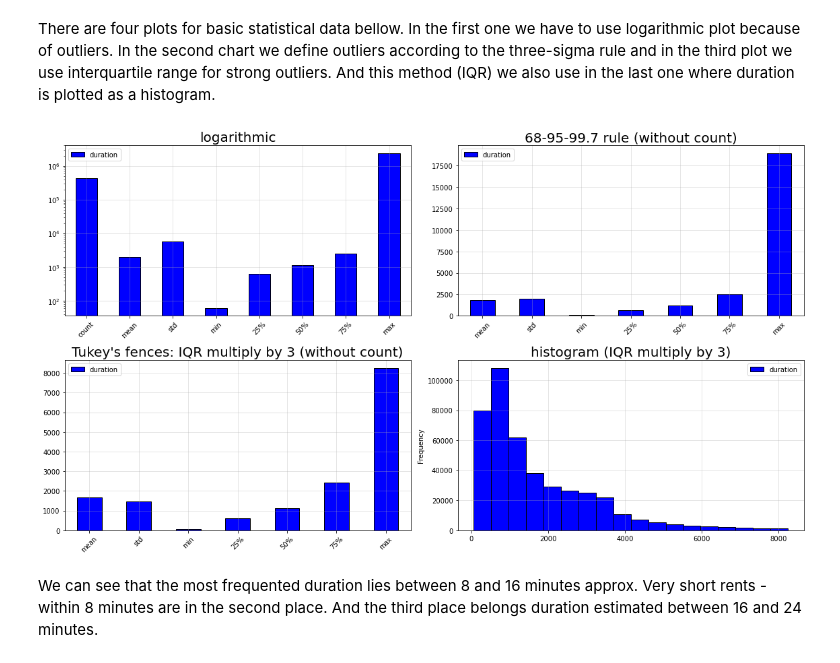
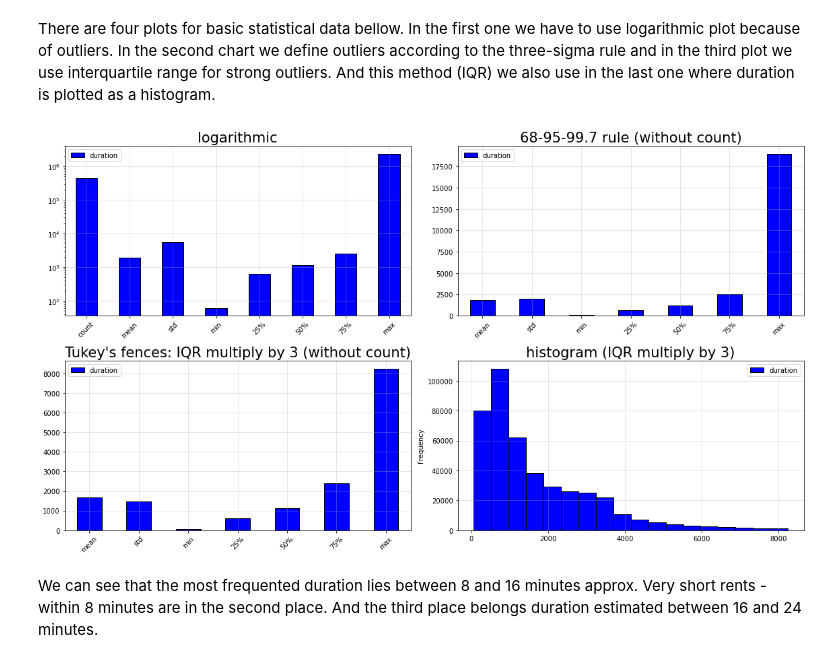
Before and after one commit to carlos108108/Just_Eat_Cycles_project, a Jupyter notebook: Edinburgh.ipynb, the cells around one changed output. Cells and saved outputs as stored; diff of their text form; code cells hidden in the pictures.

```diff
--- a/Edinburgh.ipynb
+++ b/Edinburgh.ipynb
@@ -114,30 +115,30 @@ There are four plots for basic statistical data bellow. In the first one we have
 # %%
 fig = plt.figure(figsize=(16, 9))
 ax1 = plt.subplot2grid( (2,2), (0,0) )
 ax2 = plt.subplot2grid( (2,2), (0,1) )
 ax3 = plt.subplot2grid( (2,2), (1,0) )
 ax4 = plt.subplot2grid( (2,2), (1,1) )
 
 dsd_log = e_bikes_df.duration.describe()
 dsd_3s = e_bikes_df[e_bikes_df['duration'] < 18917].duration.describe()[['mean', 'std', 'min', '25%', '50%', '75%', 'max']]
 dsd_iqr = e_bikes_df[e_bikes_df['duration'] < 8244].duration.describe()[['mean', 'std', 'min', '25%', '50%', '75%', 'max']]
 dsd_hist = e_bikes_df[(e_bikes_df['duration'] < 8244)][['duration']]
 
 dsd_log.plot.bar(rot=45, color='blue',edgecolor='k', logy=True, legend=True, ax=ax1);
 dsd_3s.plot.bar(rot=45, color='blue', edgecolor='k', legend=True, ax=ax2);
 dsd_iqr.plot.bar(rot=45, color='blue', edgecolor='k', legend=True, ax=ax3);
 dsd_hist.plot.hist(color='blue', edgecolor='k', legend=True, bins=18, ax=ax4);
 
-ax1.set_title(label='logarithmic', fontsize=20);
-ax2.set_title(label='68-95-99.7 rule (without count)', fontsize = 20);
-ax3.set_title(label='Tukey\'s fences: IQR multiply by 3 (without count)', fontsize = 20);
-ax4.set_title(label='histogram (IQR multiply by 3)', fontsize = 20);
+ax1.set_title(label='logarithmic', fontsize=21);
+ax2.set_title(label='68-95-99.7 rule (without count)', fontsize = 21);
+ax3.set_title(label='Tukey\'s fences: IQR multiply by 3 (without count)', fontsize = 21);
+ax4.set_title(label='histogram (IQR multiply by 3)', fontsize = 21);
 
 [tbl.grid(alpha=.4) for tbl in (ax1, ax2, ax3, ax4)]
 
 plt.tight_layout()
 # %% [output]
-[figure, old version]
+[figure, new version]
 # %% [markdown]
 We can see that the most frequented duration lies between 8 and 16 minutes approx. Very short rents - within 8 minutes are in the second place. And the third place belongs duration estimated between 16 and 24 minutes.
 # %% [markdown]
```
Also changed, not shown: parts of 27 cells of this notebook.
